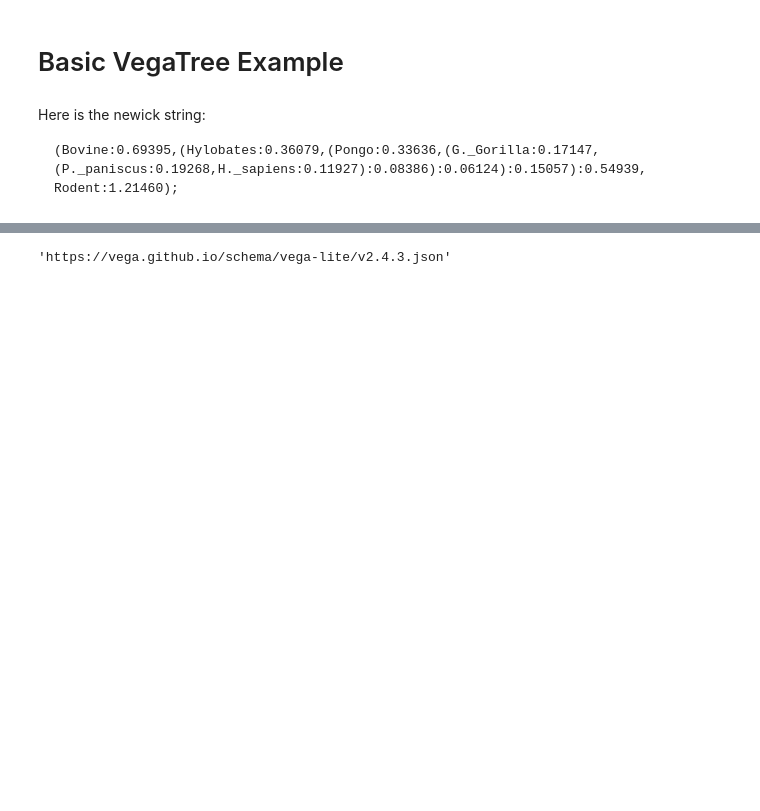
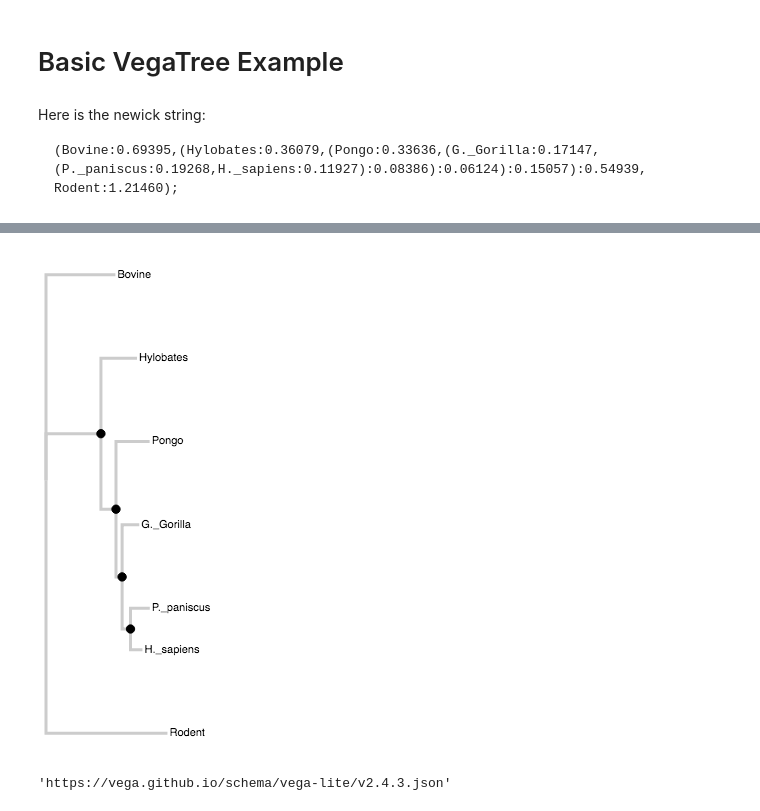
Before and after one commit to Zsailer/phylovega, a Jupyter notebook: notebooks/VegaTree Example.ipynb, the cells around one changed output, grey strips where cells are left out. Drawn from its saved outputs; the diff is of its cells as text; code cells hidden in the pictures; blank space fills up the shorter version.

```diff
--- a/notebooks/VegaTree Example.ipynb
+++ b/notebooks/VegaTree Example.ipynb
@@ -24,0 +44,4 @@ vt.display()
+# %%
+display({'application/vnd.vega.v4+json': s}, raw=True)
+# %% [output]
+[figure, added]
```
Also changed, not shown: parts of 8 cells of this notebook, 9 other files.
